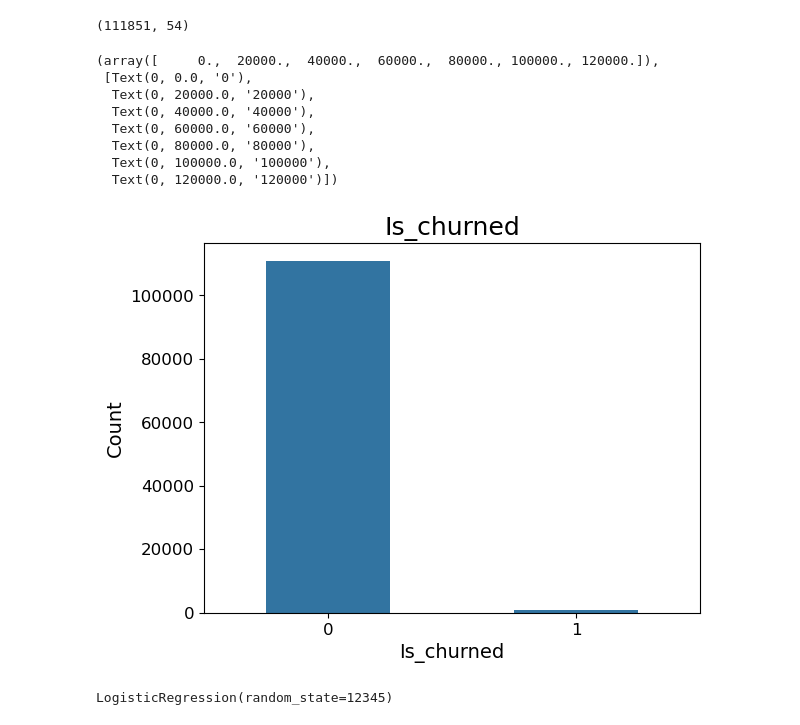
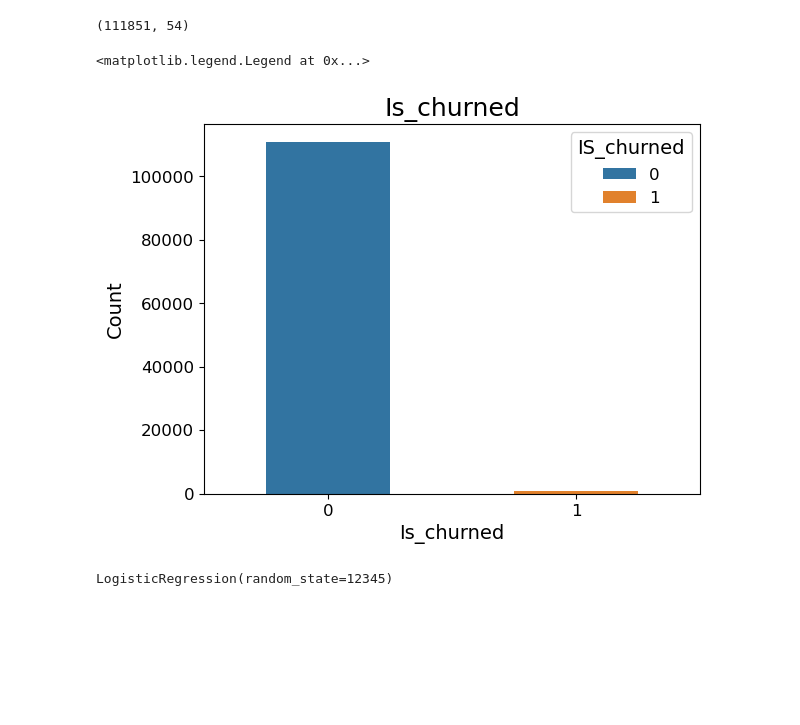
Before and after one commit to oxorudo/Chunjae_Bigdata_9th, a Jupyter notebook: 8.19 ~ 8.26/ML_project/member_churn_predict.ipynb, the cells around one changed output. Saved outputs shown, nothing was run; the diff lists cells and outputs as text; code cells hidden in the pictures; blank space fills up the shorter version.

```diff
--- a/8.19 ~ 8.26/ML_project/member_churn_predict.ipynb
+++ b/8.19 ~ 8.26/ML_project/member_churn_predict.ipynb
@@ -122,24 +122,17 @@ df.shape
 # 탈퇴한 회원 = 1, 그렇지 않으면 0을 저장하는 column 생성
 df["is_churned"] = np.where(df["memberstatus"] == 88, 1, 0)
 # %%
-sns.countplot(data=df, x="is_churned", width=0.5)
+sns.countplot(data=df, x="is_churned", width=0.5, hue='is_churned')
 
 plt.title("Is_churned", fontsize=18)  # 제목 글자 크기
 plt.xlabel("Is_churned", fontsize=14)  # x축 레이블 글자 크기
 plt.ylabel("Count", fontsize=14)  # y축 레이블 글자 크기
 plt.xticks(fontsize=12)  # x축 눈금 글자 크기
 plt.yticks(fontsize=12)  # y축 눈금 글자 크기
-# plt.legend(title='Subcategory', fontsize=12, title_fontsize=14)
+plt.legend(title='IS_churned', fontsize=12, title_fontsize=14)
 # %% [output]
-(array([     0.,  20000.,  40000.,  60000.,  80000., 100000., 120000.]),
- [Text(0, 0.0, '0'),
-  Text(0, 20000.0, '20000'),
-  Text(0, 40000.0, '40000'),
-  Text(0, 60000.0, '60000'),
-  Text(0, 80000.0, '80000'),
-  Text(0, 100000.0, '100000'),
-  Text(0, 120000.0, '120000')])
+<matplotlib.legend.Legend at 0x...>
-[figure, old version]
+[figure, new version]
 # %%
 # features 저장(statusgroup_10_count는 아무도 임시회원이었던 적이 없으므로 포함하지 않음.)
 features = [
```
Also changed, not shown: parts of 3 cells of this notebook.
